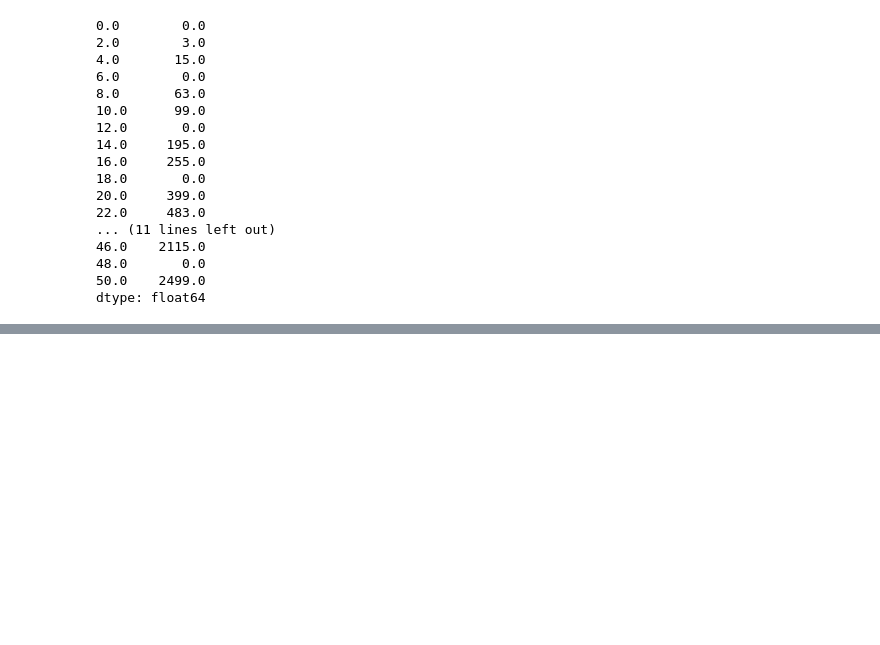
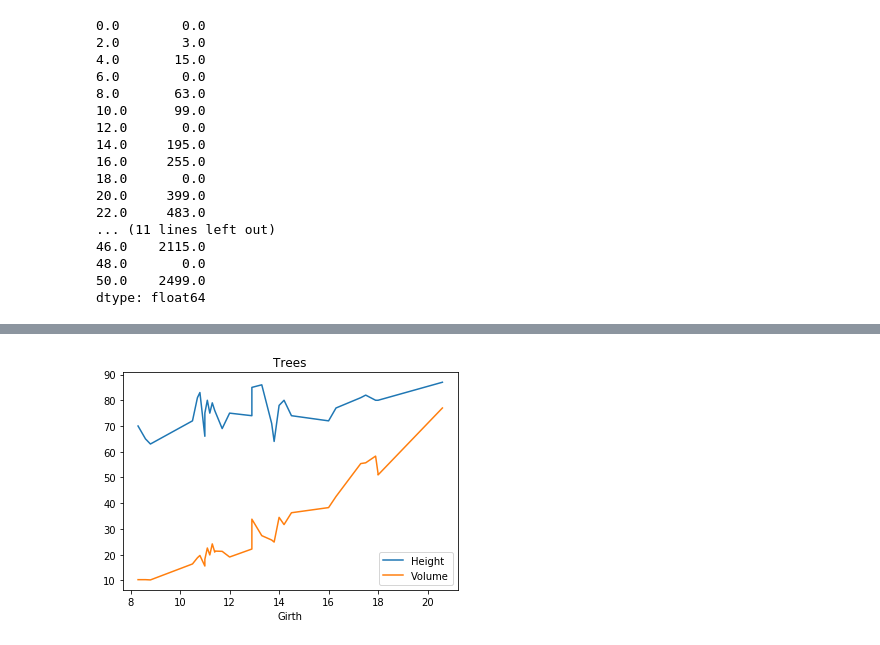
Before and after one commit to OpenSourceEcon/BootCamp2018, a Jupyter notebook: ProbSets/Comp/ProbSet2/ProbSet2.ipynb, the cells around one changed output, grey strips where cells are left out. Saved outputs shown, nothing was run; the diff lists cells and outputs as text; code cells hidden in the pictures; blank space fills up the shorter version.

```diff
--- a/ProbSets/Comp/ProbSet2/ProbSet2.ipynb
+++ b/ProbSets/Comp/ProbSet2/ProbSet2.ipynb
@@ -583,0 +447,13 @@ FileNotFoundError: File b'sat_act.csv' does not exist
+# %%
+# Exercise 4.1.2
+Trees = data("trees")
+Trees
+plt.plot(Trees['Girth'],Trees['Height'])
+plt.plot(Trees['Girth'],Trees['Volume'])
+plt.title("Trees")
+plt.xlabel('Girth')
+plt.legend(['Height','Volume'])
+plt.show()
+#Greater the number of the Girth, Higher the Height and Volume the Trees grow.
+# %% [output]
+[figure, added]
```
Also changed, not shown: parts of 54 cells of this notebook, 6 other files.
